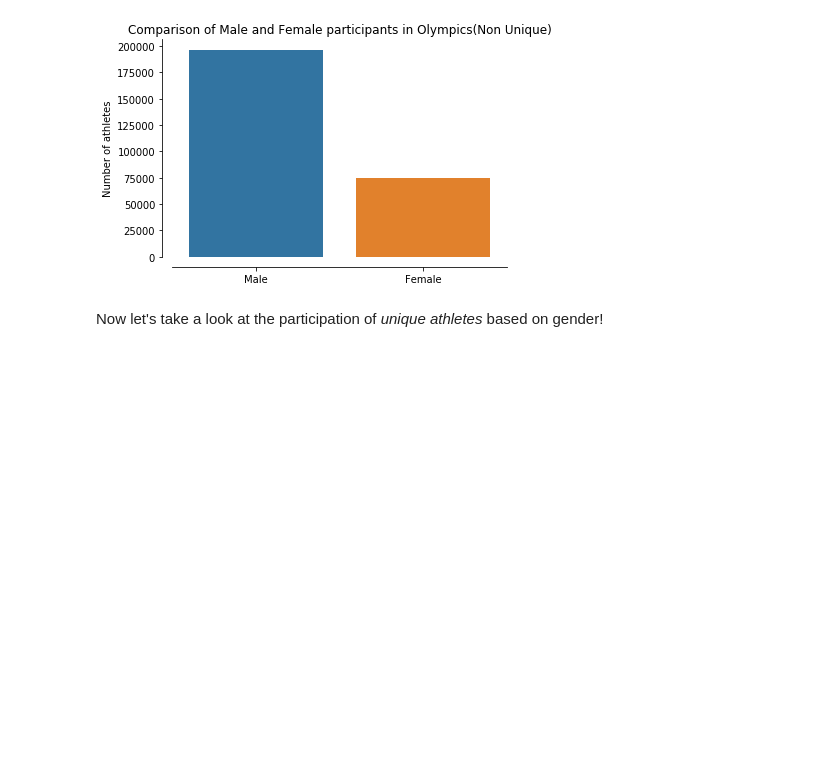
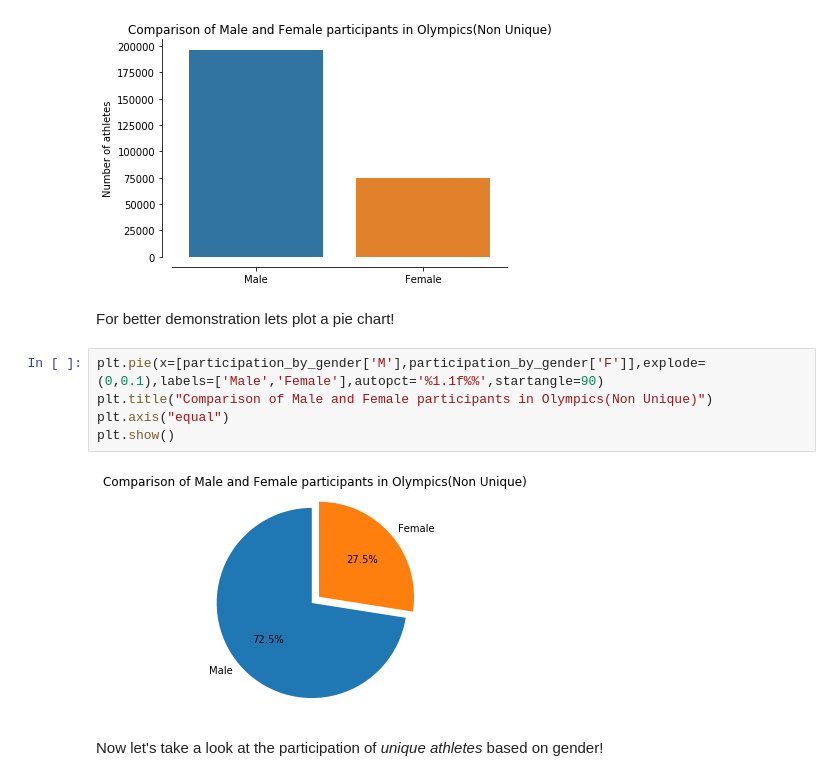
Before and after one commit to nauman-chaudhary/OlympicsDataExploration, a Jupyter notebook: Olympics_Data_Exploration.ipynb, the cells around one changed output. Cells and saved outputs as stored; diff of their text form; blank space fills up the shorter version.

```diff
--- a/Olympics_Data_Exploration.ipynb
+++ b/Olympics_Data_Exploration.ipynb
@@ -113,6 +113,15 @@ plt.title("Comparison of Male and Female participants in Olympics(Non Unique)")
 plt.show()
 # %% [output]
 [figure]
+# %% [markdown]
+For better demonstration lets plot a pie chart!
+# %%
+plt.pie(x=[participation_by_gender['M'],participation_by_gender['F']],explode=(0,0.1),labels=['Male','Female'],autopct='%1.1f%%',startangle=90)
+plt.title("Comparison of Male and Female participants in Olympics(Non Unique)")
+plt.axis("equal")
+plt.show()
+# %% [output]
+[figure, added]
 # %% [markdown]
 Now let's take a look at the participation of *unique athletes* based on gender!
 # %%
```
Also changed, not shown: parts of 49 cells of this notebook.
